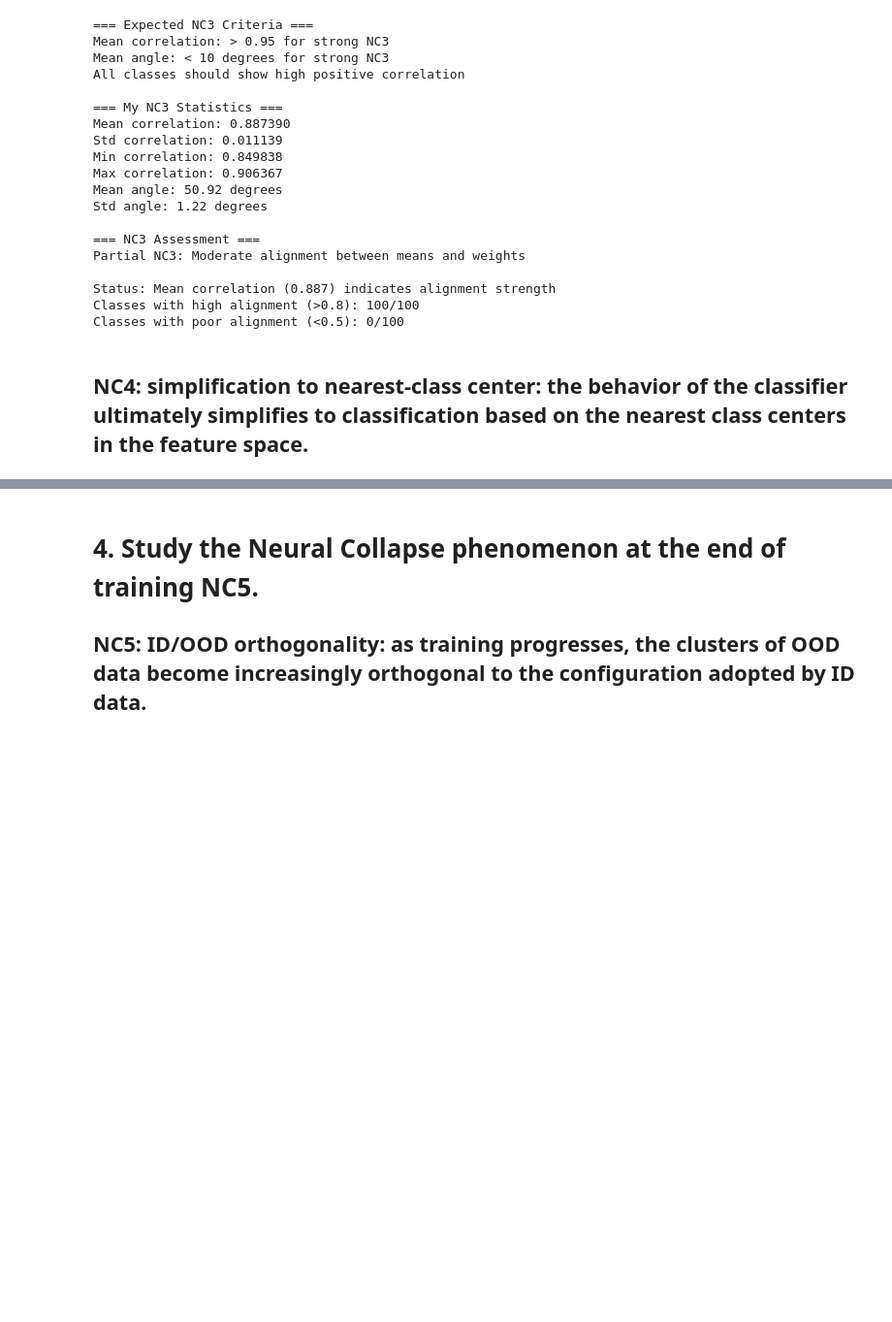
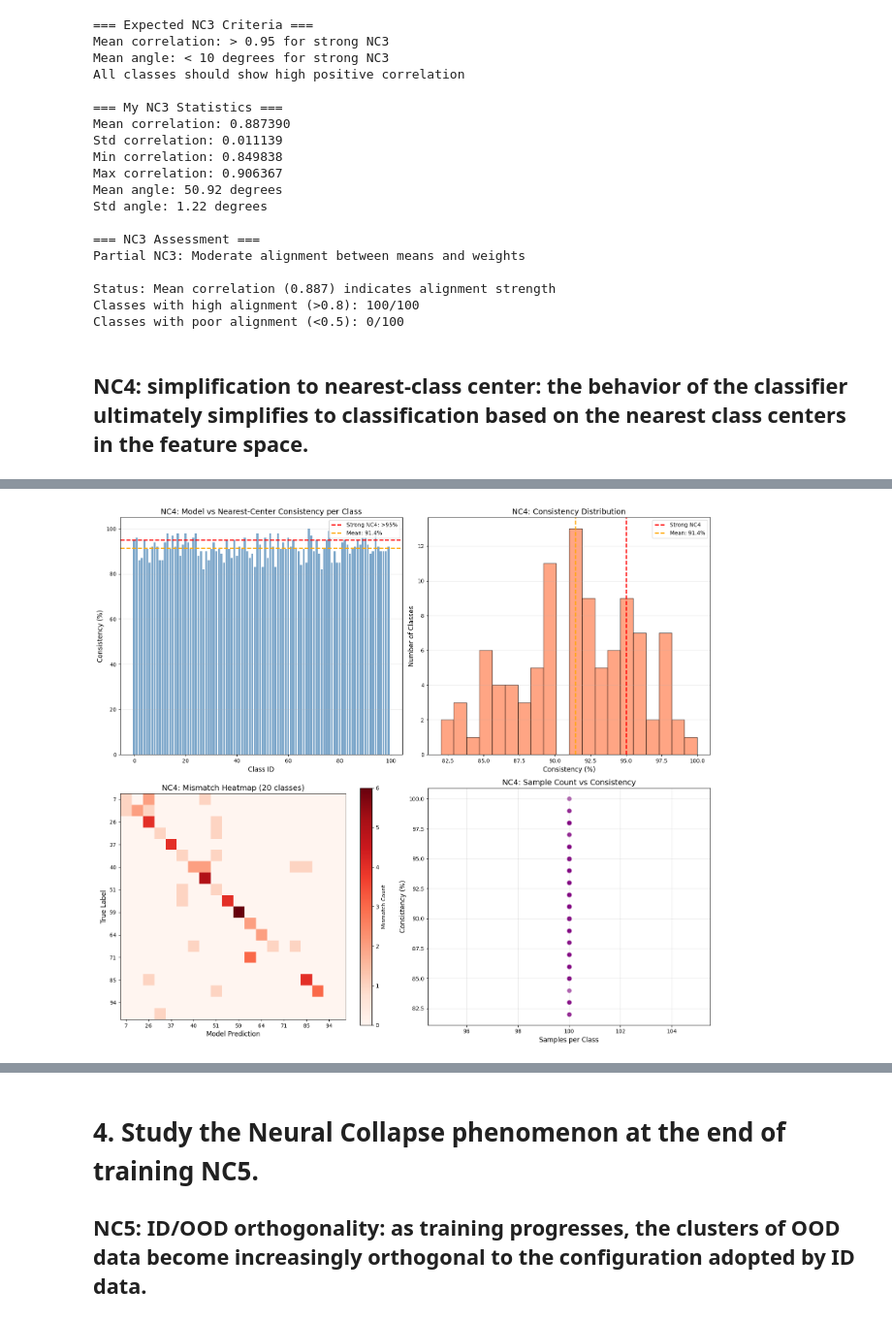
Before and after one commit to FBI-openup/CV_Out-of-Distribution-Detection-OOD-Scoring-Methods-and-Neural-Collapse, a Jupyter notebook: Resnet_OOD.ipynb, the cells around one changed output, grey strips where cells are left out. Shown at 97% size. Saved outputs shown, nothing was run; the diff lists cells and outputs as text; code cells hidden in the pictures; blank space fills up the shorter version.

```diff
--- a/Resnet_OOD.ipynb
+++ b/Resnet_OOD.ipynb
@@ -946,0 +1070,91 @@ Classes with poor alignment (<0.5): 0/100
+# %%
+# NC4 Visualization
+
+fig, axes = plt.subplots(2, 2, figsize=(16, 14))
+
+# Plot 1: Consistency per class
+axes[0, 0].bar(range(num_classes), consistency_per_class, color='steelblue', alpha=0.7)
+axes[0, 0].axhline(95, color='red', linestyle='--', linewidth=2, label='Strong NC4: >95%')
+axes[0, 0].axhline(overall_consistency, color='orange', linestyle='--', linewidth=2,
+                   label=f'Mean: {overall_consistency:.1f}%')
+axes[0, 0].set_xlabel('Class ID', fontsize=12)
+axes[0, 0].set_ylabel('Consistency (%)', fontsize=12)
+axes[0, 0].set_title('NC4: Model vs Nearest-Center Consistency per Class', fontsize=14)
+axes[0, 0].legend()
+axes[0, 0].grid(axis='y', alpha=0.3)
+
+# Plot 2: Consistency distribution
+axes[0, 1].hist(consistency_per_class, bins=20, color='coral', alpha=0.7, edgecolor='black')
+axes[0, 1].axvline(95, color='red', linestyle='--', linewidth=2, label='Strong NC4')
+axes[0, 1].axvline(overall_consistency, color='orange', linestyle='--', linewidth=2,
+                   label=f'Mean: {overall_consistency:.1f}%')
+axes[0, 1].set_xlabel('Consistency (%)', fontsize=12)
+axes[0, 1].set_ylabel('Number of Classes', fontsize=12)
+axes[0, 1].set_title('NC4: Consistency Distribution', fontsize=14)
+axes[0, 1].legend()
+axes[0, 1].grid(axis='y', alpha=0.3)
+
+# Plot 3: Confusion-style heatmap (sample 20 classes)
+sample_classes = np.random.choice(num_classes, 20, replace=False)
+sample_classes = np.sort(sample_classes)
+
+confusion_sample = np.zeros((20, 20))
+for idx_i, true_class in enumerate(sample_classes):
+    class_mask = (test_labels == true_class)
+    for idx_j, pred_class in enumerate(sample_classes):
+        # Count mismatches where model predicts pred_class but nearest is different
+        mismatch_mask = (model_preds[class_mask] == pred_class) & \
+                       (nearest_preds[class_mask] != pred_class)
+        confusion_sample[idx_i, idx_j] = np.sum(mismatch_mask)
+
+im = axes[1, 0].imshow(confusion_sample, cmap='Reds', vmin=0, vmax=confusion_sample.max())
+axes[1, 0].set_xlabel('Model Prediction', fontsize=12)
+axes[1, 0].set_ylabel('True Label', fontsize=12)
+axes[1, 0].set_title('NC4: Mismatch Heatmap (20 classes)', fontsize=14)
+axes[1, 0].set_xticks(range(0, 20, 2))
+axes[1, 0].set_xticklabels(sample_classes[::2])
+axes[1, 0].set_yticks(range(0, 20, 2))
+axes[1, 0].set_yticklabels(sample_classes[::2])
+plt.colorbar(im, ax=axes[1, 0], label='Mismatch Count')
+
+# Plot 4: Sample count vs consistency
+axes[1, 1].scatter(samples_per_class, consistency_per_class, s=50, alpha=0.6, color='purple')
+axes[1, 1].set_xlabel('Samples per Class', fontsize=12)
+axes[1, 1].set_ylabel('Consistency (%)', fontsize=12)
+axes[1, 1].set_title('NC4: Sample Count vs Consistency', fontsize=14)
+axes[1, 1].grid(alpha=0.3)
+
+plt.tight_layout()
+plt.savefig('NC4_nearest_center.png', dpi=150, bbox_inches='tight')
+plt.show()
+
+# Statistics (no emoji or special symbols)
+print("\n=== Expected NC4 Criteria ===")
+print("Overall consistency: > 95% for strong NC4")
+print("Most classes: > 90% consistency")
+print("Model decisions match nearest-center decisions")
+
+print("\n=== My NC4 Statistics ===")
+print(f"Overall consistency: {overall_consistency:.2f}%")
+print(f"Mean per-class consistency: {np.mean(consistency_per_class):.2f}%")
+print(f"Std per-class consistency: {np.std(consistency_per_class):.2f}%")
+print(f"Min consistency: {np.min(consistency_per_class):.2f}%")
+print(f"Max consistency: {np.max(consistency_per_class):.2f}%")
+print(f"Classes with >90% consistency: {np.sum(consistency_per_class > 90)}/100")
+print(f"Classes with >80% consistency: {np.sum(consistency_per_class > 80)}/100")
+print(f"Classes with <70% consistency: {np.sum(consistency_per_class < 70)}/100")
+
+print("\n=== NC4 Assessment ===")
+if overall_consistency > 95:
+    print("[Strong NC4] Model predictions strongly align with nearest-center decisions")
+elif overall_consistency > 85:
+    print("[Partial NC4] Moderate alignment with nearest-center principle")
+elif overall_consistency > 75:
+    print("[Weak NC4] Some alignment but significant deviations")
+else:
+    print("[No NC4] Model does not follow nearest-center classification")
+
+print(f"\nStatus: {overall_consistency:.1f}% of predictions match nearest class center")
+print(f"This indicates {'strong' if overall_consistency > 90 else 'moderate' if overall_consistency > 80 else 'weak'} NC4 behavior")
+# %% [output]
+[figure, added]
```
Also changed, not shown: parts of 16 cells of this notebook, 4 other files.
